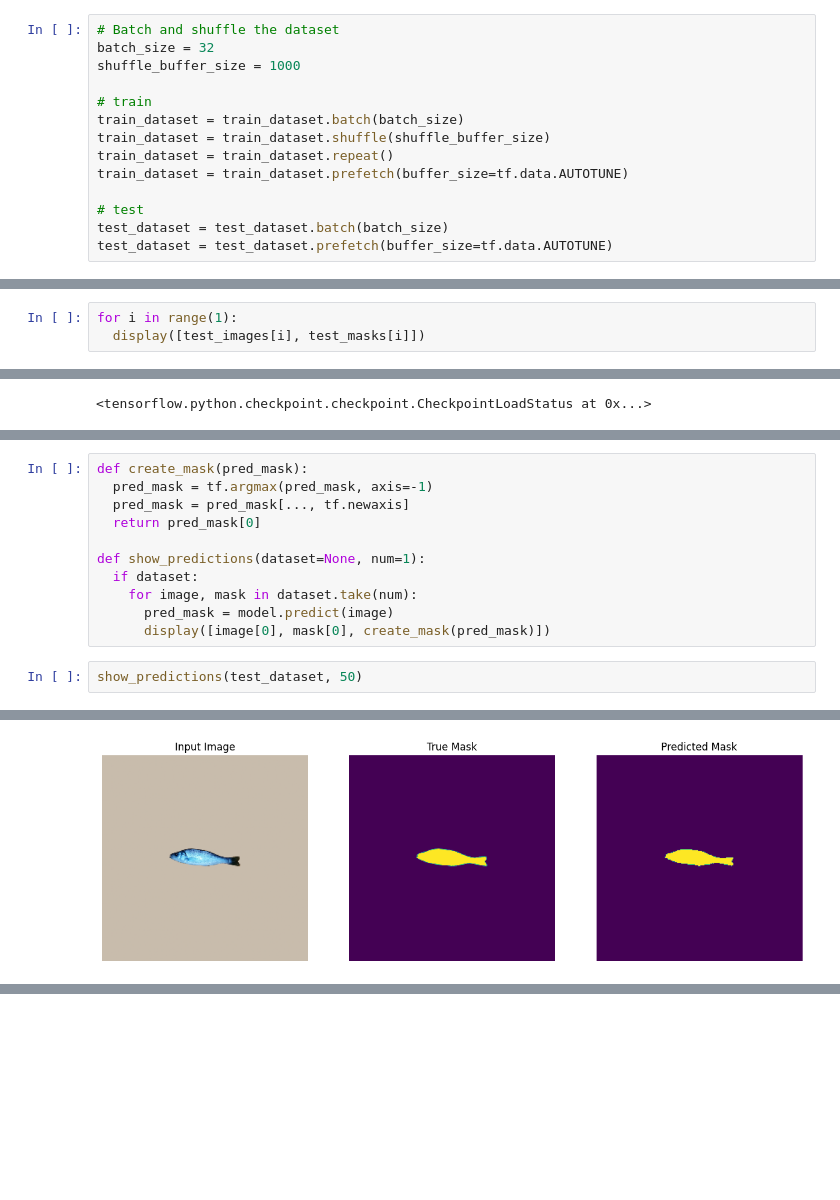
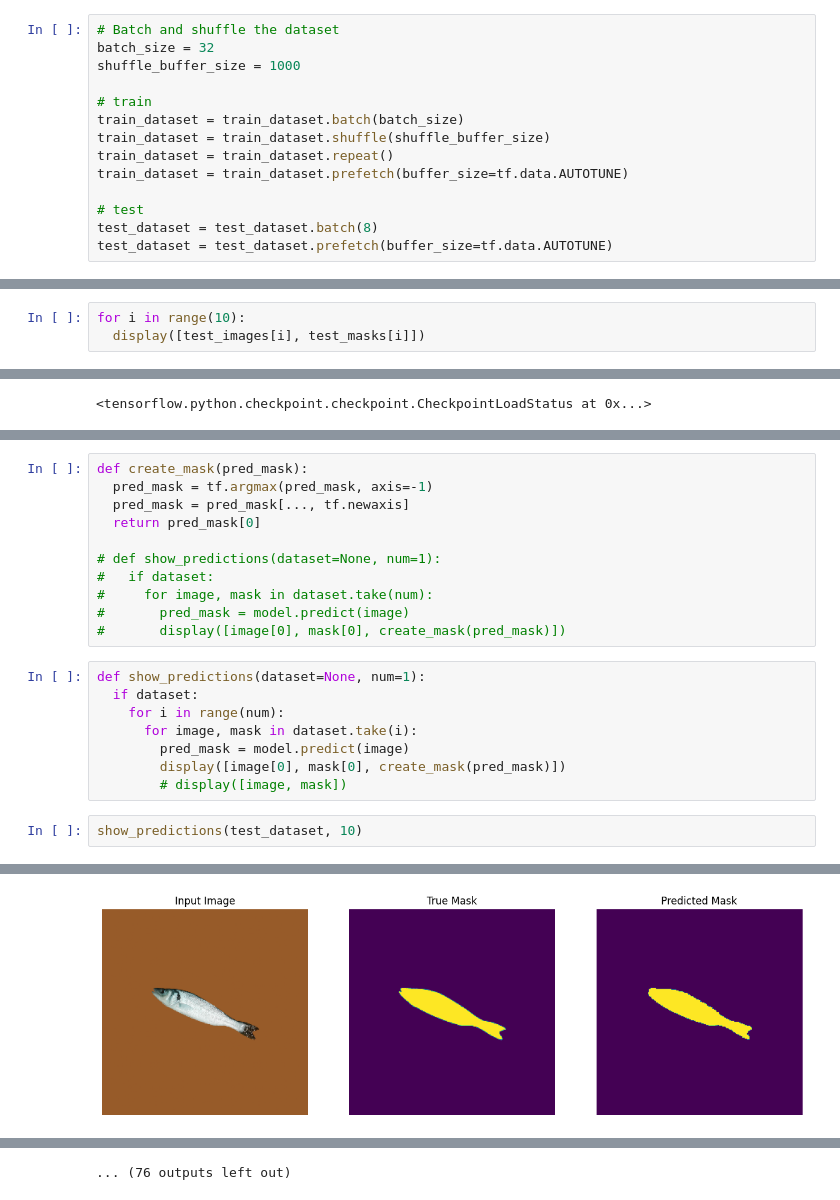
Before and after one commit to nPr0nn/Machine-Learning-Playground, a Jupyter notebook: unet_fish_segmentation.ipynb, the cells around one changed output, grey strips where cells are left out. Saved outputs shown, nothing was run; the diff lists cells and outputs as text; blank space fills up the shorter version.

```diff
--- a/unet_fish_segmentation.ipynb
+++ b/unet_fish_segmentation.ipynb
@@ -98,7 +92,7 @@ train_dataset = train_dataset.repeat()
 train_dataset = train_dataset.prefetch(buffer_size=tf.data.AUTOTUNE)
 
 # test
-test_dataset = test_dataset.batch(batch_size)
+test_dataset = test_dataset.batch(8)
 test_dataset = test_dataset.prefetch(buffer_size=tf.data.AUTOTUNE)
 # %%
 def display(display_list):
@@ -111,7 +105,7 @@ def display(display_list):
     plt.axis('off')
   plt.show()
 # %%
-for i in range(1):
+for i in range(10):
   display([test_images[i], test_masks[i]])
 # %% [output]
 [figure]
@@ -247,11 +252,19 @@ def create_mask(pred_mask):
   pred_mask = pred_mask[..., tf.newaxis]
   return pred_mask[0]
 
-def show_predictions(dataset=None, num=1):
-  if dataset:
-    for image, mask in dataset.take(num):
-      pred_mask = model.predict(image)
-      display([image[0], mask[0], create_mask(pred_mask)])
+# def show_predictions(dataset=None, num=1):
+#   if dataset:
+#     for image, mask in dataset.take(num):
+#       pred_mask = model.predict(image)
+#       display([image[0], mask[0], create_mask(pred_mask)])
+# %%
+def show_predictions(dataset=None, num=1):
+  if dataset:
+    for i in range(num):
+      for image, mask in dataset.take(i):
+        pred_mask = model.predict(image)
+        display([image[0], mask[0], create_mask(pred_mask)])
+        # display([image, mask])
 # %%
-show_predictions(test_dataset, 50)
+show_predictions(test_dataset, 10)
 # %% [output]
@@ -261 +274 @@ show_predictions(test_dataset, 50)
-[figure, old version]
+[figure, new version]
@@ -261,0 +283 @@ show_predictions(test_dataset, 50)
+... (76 outputs left out)
```
Also changed, not shown: parts of 7 cells of this notebook.
